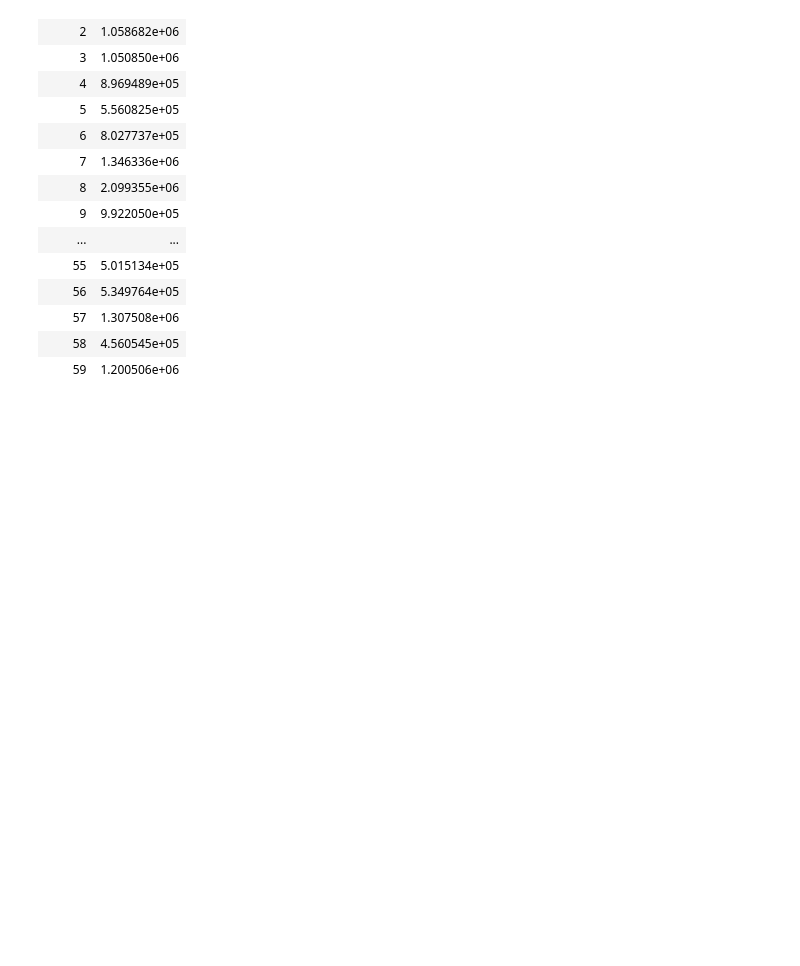
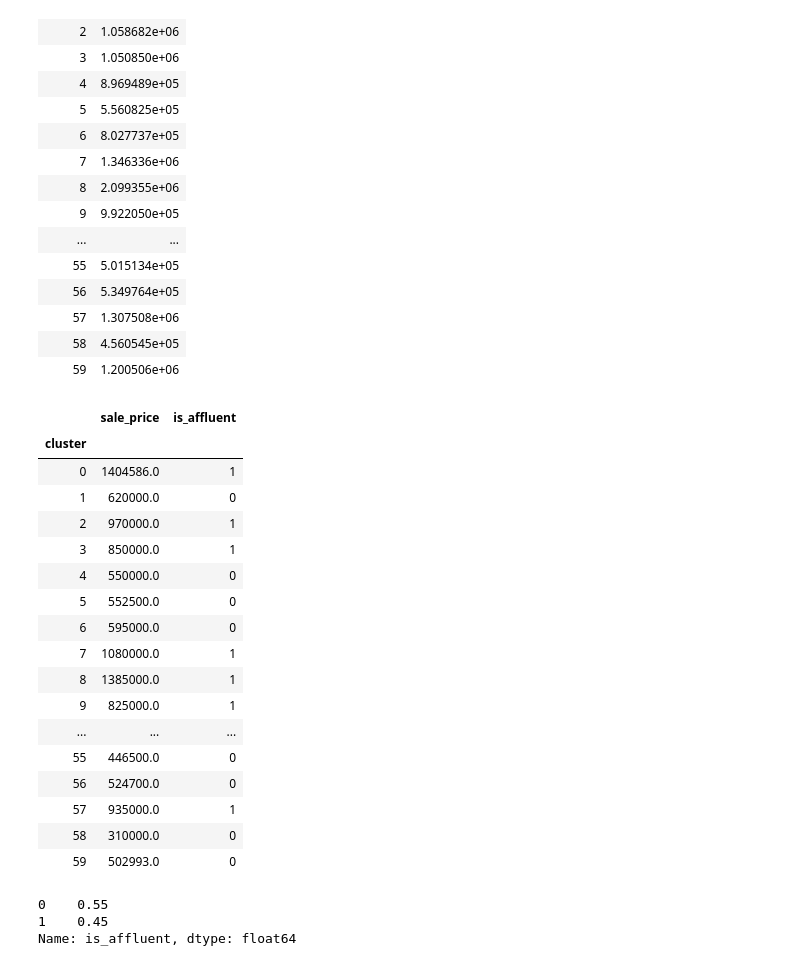
Before and after one commit to FredaXin/client_project, a Jupyter notebook: Freda/code/EDA_and_Data_Cleaning_nyc_dept_fin.ipynb, the cells around one changed output. Cells and saved outputs as stored; diff of their text form; code cells hidden in the pictures; blank space fills up the shorter version.

```diff
--- a/Freda/code/EDA_and_Data_Cleaning_nyc_dept_fin.ipynb
+++ b/Freda/code/EDA_and_Data_Cleaning_nyc_dept_fin.ipynb
@@ -333,2 +333,2 @@ assert all([merged[k] == cluster_dict[k] for k in merged])
 # %%
-pd.DataFrame(df.groupby('cluster')['sale_price'].median())
+df_median_property_value_per_cluster = pd.DataFrame(df.groupby('cluster')['sale_price'].median())
@@ -372,3 +353,34 @@ pd.DataFrame(df.groupby('cluster')['sale_price'].mean())
 | 57 | 1.307508e+06 |
 | 58 | 4.560545e+05 |
 | 59 | 1.200506e+06 |
+# %%
+affluent_threshold = df['sale_price'].median()
+# %%
+df_median_property_value_per_cluster['is_affluent'] = [1 if i >= affluent_threshold else 0 for i in df_median_property_value_per_cluster['sale_price']]
+# %%
+df_median_property_value_per_cluster
+# %% [output]
+|  | sale_price | is_affluent |
+| cluster |  |  |
+| 0 | 1404586.0 | 1 |
+| 1 | 620000.0 | 0 |
+| 2 | 970000.0 | 1 |
+| 3 | 850000.0 | 1 |
+| 4 | 550000.0 | 0 |
+| 5 | 552500.0 | 0 |
+| 6 | 595000.0 | 0 |
+| 7 | 1080000.0 | 1 |
+| 8 | 1385000.0 | 1 |
+| 9 | 825000.0 | 1 |
+| ... | ... | ... |
+| 55 | 446500.0 | 0 |
+| 56 | 524700.0 | 0 |
+| 57 | 935000.0 | 1 |
+| 58 | 310000.0 | 0 |
+| 59 | 502993.0 | 0 |
+# %%
+df_median_property_value_per_cluster['is_affluent'].value_counts(normalize=True)
+# %% [output]
+0    0.55
+1    0.45
+Name: is_affluent, dtype: float64
```
Also changed, not shown: parts of 2 cells of this notebook.
